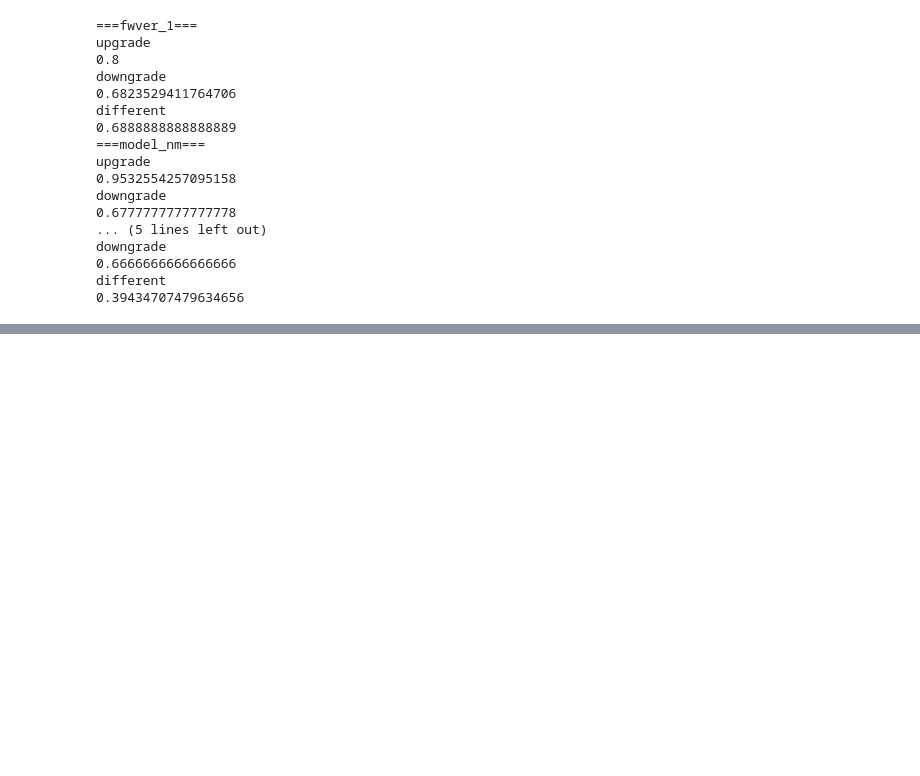
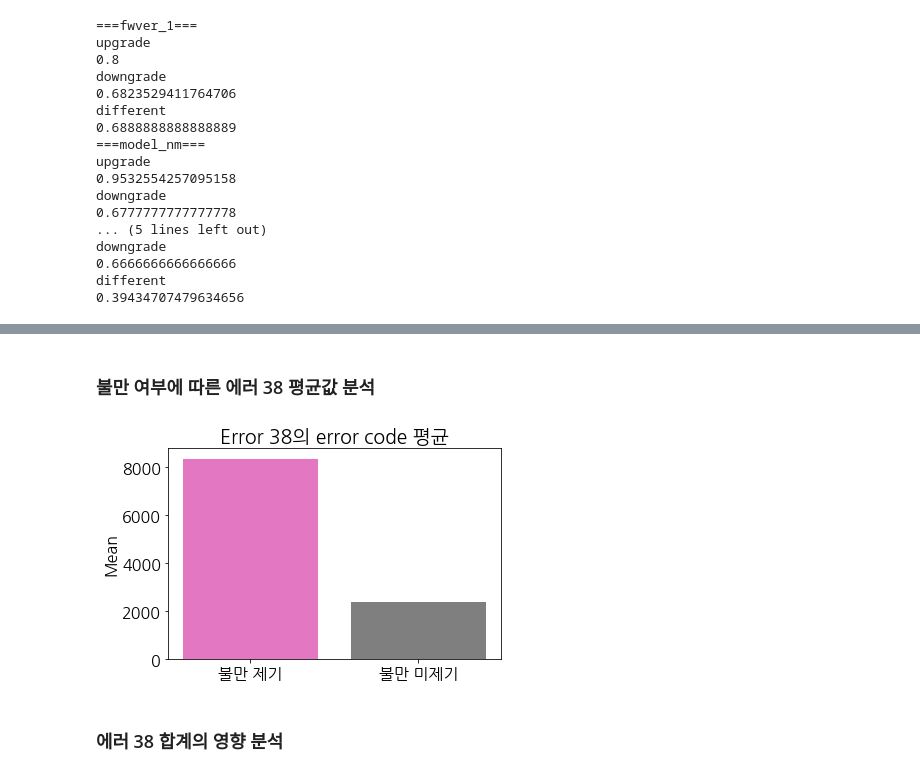
Before and after one commit to mysunk/dacon-lg-user, a Jupyter notebook: 사용자불만접수원인분석.ipynb, the cells around one changed output, grey strips where cells are left out. Cells and saved outputs as stored; diff of their text form; code cells hidden in the pictures; blank space fills up the shorter version.

```diff
--- a/사용자불만접수원인분석.ipynb
+++ b/사용자불만접수원인분석.ipynb
@@ -363,0 +509,21 @@ Text(0, 0.5, 'user index')
+# %% [markdown]
+### 불만 여부에 따른 에러 38 평균값 분석
+# %%
+err_38 = err_arr[:,:,-1]
+err_38_mean_1 = err_38.sum(axis=1)[problem_user].mean()
+err_38_mean_2 = err_38.sum(axis=1)[~problem_user].mean()
+
+plt.bar(range(2), [err_38_mean_1, err_38_mean_2],  color='tab:gray')
+plt.bar([0], [err_38_mean_1],  color='tab:pink')
+plt.ylim(0,8800)
+plt.ylabel('Mean')
+plt.title('Error 38의 error code 평균')
+plt.xticks(range(2), ['불만 제기','불만 미제기'])
+plt.tight_layout()
+if img_save:
+    plt.savefig('불만 제기 여부에 따른 Error 38의 error code 평균.png', dpi=100)
+plt.show()
+# %% [output]
+[figure, added]
+# %% [markdown]
+### 에러 38 합계의 영향 분석
```
Also changed, not shown: parts of 40 cells of this notebook, 4 other files.
